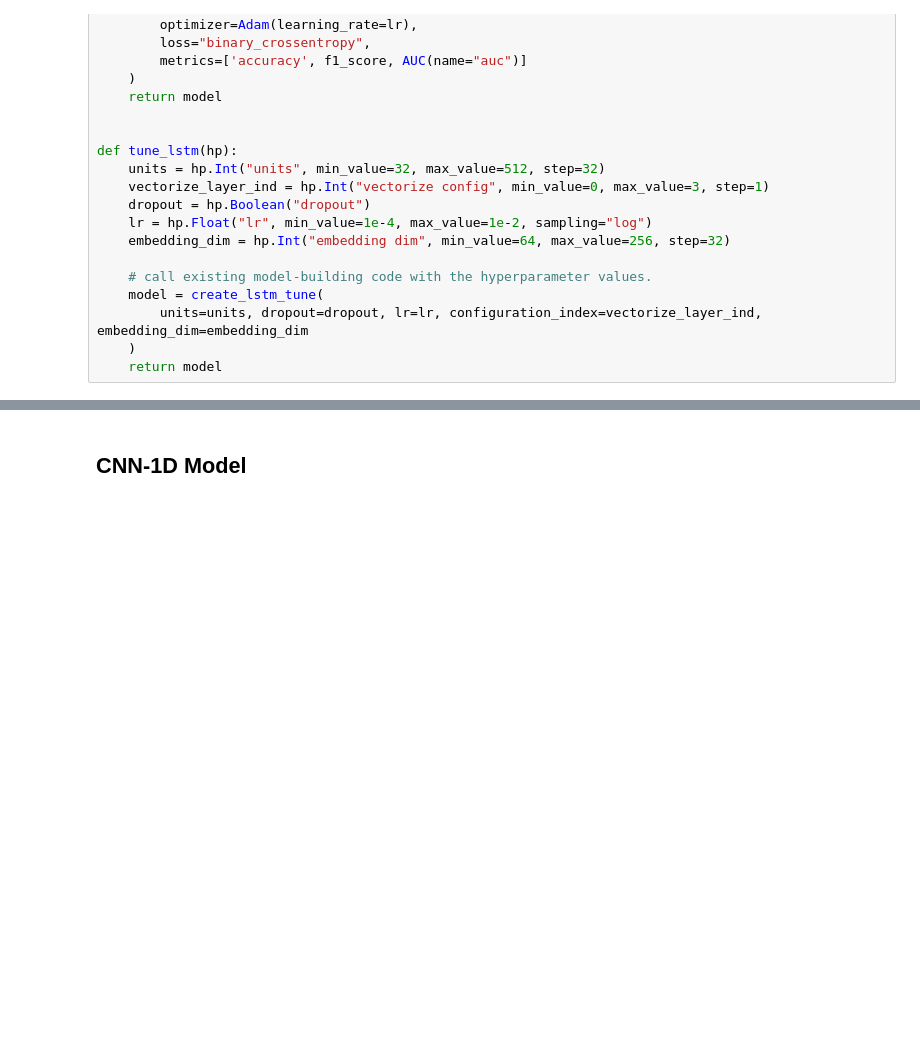
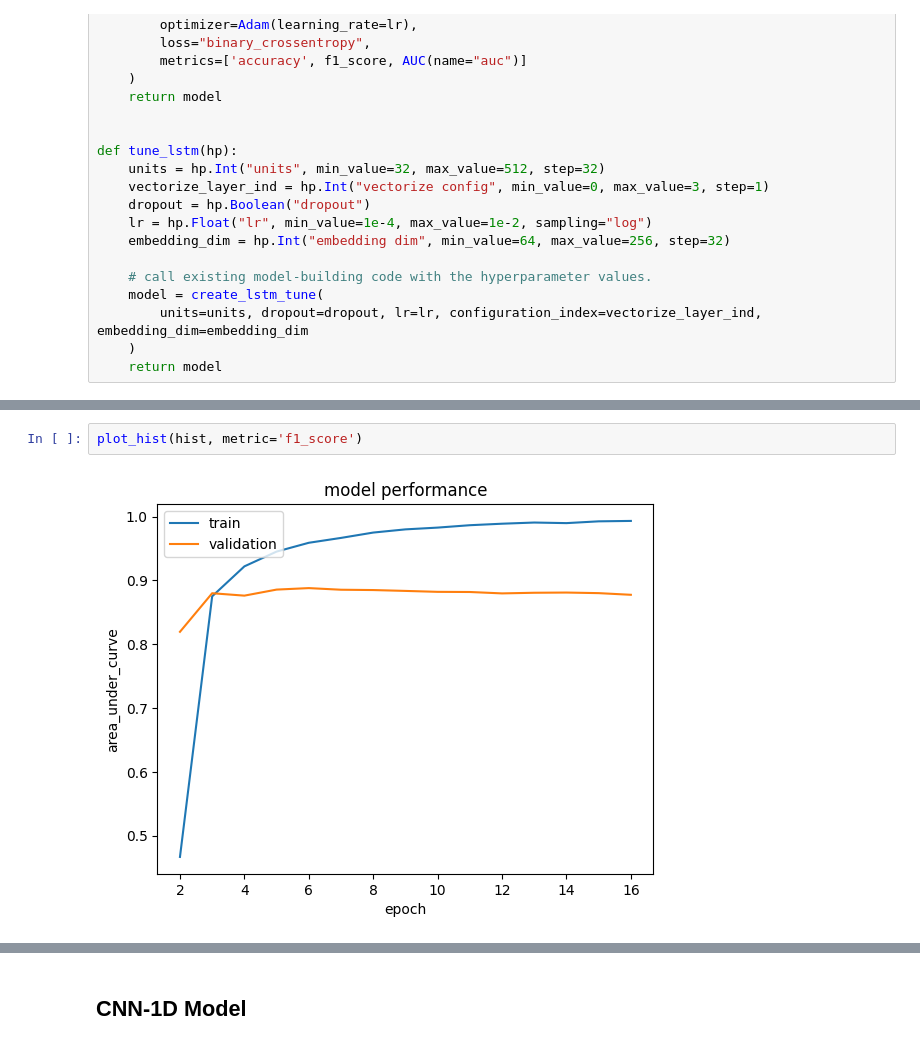
Before and after one commit to RileyLeo/IMDB-Movie-Reviews-Sentimental-Analysis, a Jupyter notebook: notebook.ipynb, the cells around one changed output, grey strips where cells are left out. Drawn from its saved outputs; the diff is of its cells as text; blank space fills up the shorter version.

```diff
--- a/notebook.ipynb
+++ b/notebook.ipynb
@@ -662,0 +758,4 @@ plot_hist(hist)
+# %%
+plot_hist(hist, metric='f1_score')
+# %% [output]
+[figure, added]
```
Also changed, not shown: parts of 57 cells of this notebook, 1 other file.
